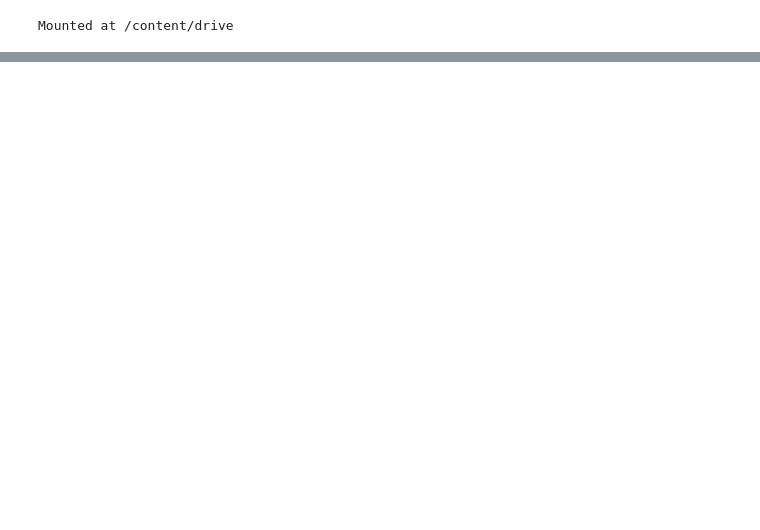
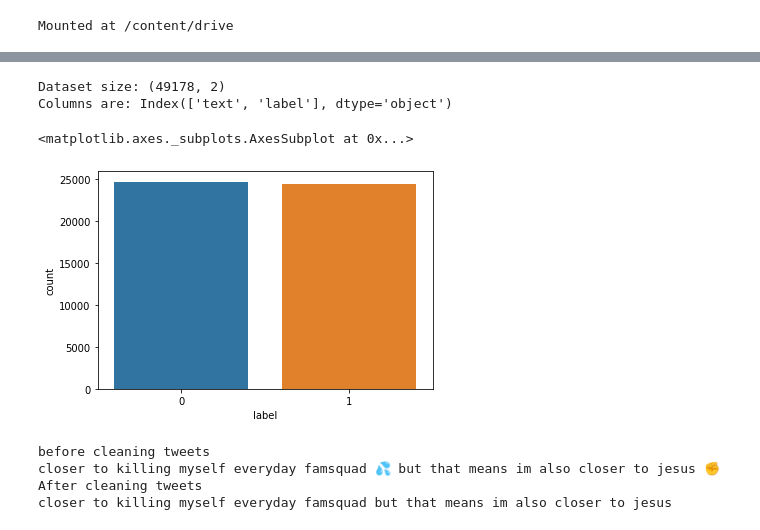
Before and after one commit to rezaul-h/Suicide-Ideation-Detection-with-NLP, a Jupyter notebook: preprocessing.ipynb, the cells around one changed output, grey strips where cells are left out. Saved outputs shown, nothing was run; the diff lists cells and outputs as text; code cells hidden in the pictures; blank space fills up the shorter version.

```diff
--- a/preprocessing.ipynb
+++ b/preprocessing.ipynb
@@ -751,0 +29,4 @@ unlabeled_df1.to_csv(path + "dataset/created/with_unlabeled_df1.csv",index=False
+# %%
+path = "/content/drive/MyDrive/Colab Notebooks/Suicide Ideation Detection using natural Language Processing"
+df = pd.read_csv(path+"/dataset/created/finalDf.csv",usecols=['text','label'])
+df.head(5)
@@ -751,0 +40,11 @@ unlabeled_df1.to_csv(path + "dataset/created/with_unlabeled_df1.csv",index=False
+# %%
+print('Dataset size:',df.shape)
+print('Columns are:',df.columns)
+# %% [output]
+Dataset size: (49178, 2)
+Columns are: Index(['text', 'label'], dtype='object')
+# %%
+sns.countplot(x = 'label', data = df)
+# %% [output]
+<matplotlib.axes._subplots.AxesSubplot at 0x...>
+[figure, added]
@@ -751,0 +311,10 @@ unlabeled_df1.to_csv(path + "dataset/created/with_unlabeled_df1.csv",index=False
+# %%
+print("before cleaning tweets")
+print(df.text[1])
+print("After cleaning tweets")
+print(df.cleaned_text[1])
+# %% [output]
+before cleaning tweets
+closer to killing myself everyday famsquad 💦 but that means im also closer to jesus ✊
+After cleaning tweets
+closer to killing myself everyday famsquad but that means im also closer to jesus
```
Also changed, not shown: parts of 94 cells of this notebook, 1 other file.
